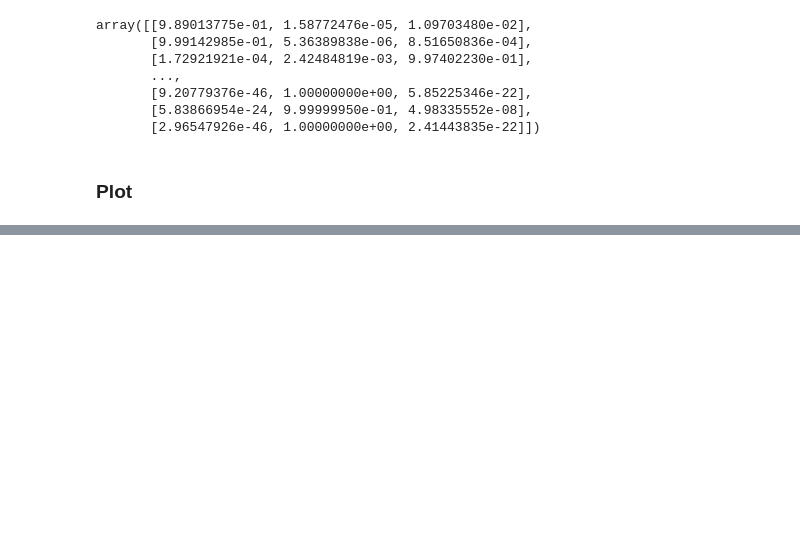
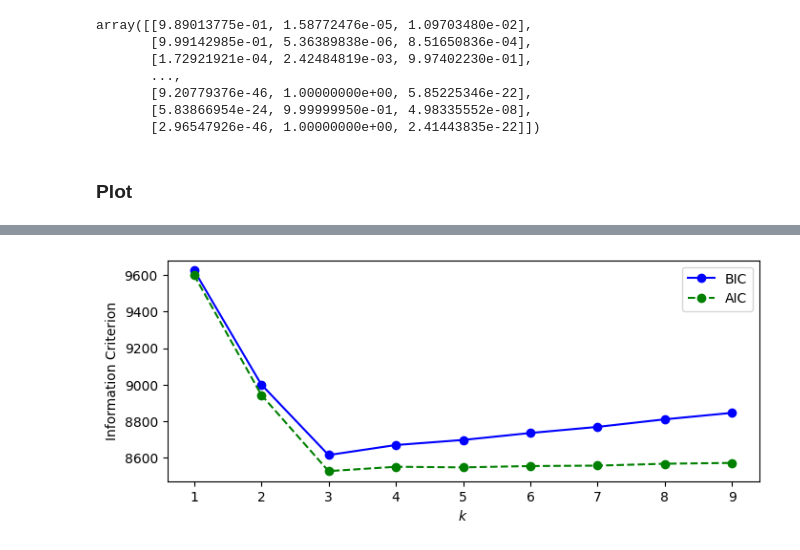
Before and after one commit to yo02741/learning-ai, a Jupyter notebook: 資料回歸與數據科學/作業/week14/5112050010_1.ipynb, the cells around one changed output, grey strips where cells are left out. Cells and saved outputs as stored; diff of their text form; code cells hidden in the pictures; blank space fills up the shorter version.

```diff
--- a/資料回歸與數據科學/作業/week14/5112050010_1.ipynb
+++ b/資料回歸與數據科學/作業/week14/5112050010_1.ipynb
@@ -129,0 +153,15 @@ plt.show()
+# %%
+gms_k = [GaussianMixture(n_components=k, n_init=10, random_state=1).fit(x) for k in range(1, 10)]
+# %%
+bics = [model.bic(x) for model in gms_k]
+aics = [model.aic(x) for model in gms_k]
+# %%
+plt.figure(figsize=(8, 3))
+plt.plot(range(1, 10), bics, 'bo-', label='BIC')
+plt.plot(range(1, 10), aics, 'go--', label='AIC')
+plt.xlabel('$k$')
+plt.ylabel('Information Criterion')
+plt.legend()
+plt.show()
+# %% [output]
+[figure, added]
```
Also changed, not shown: parts of 7 cells of this notebook, 1 other file.
